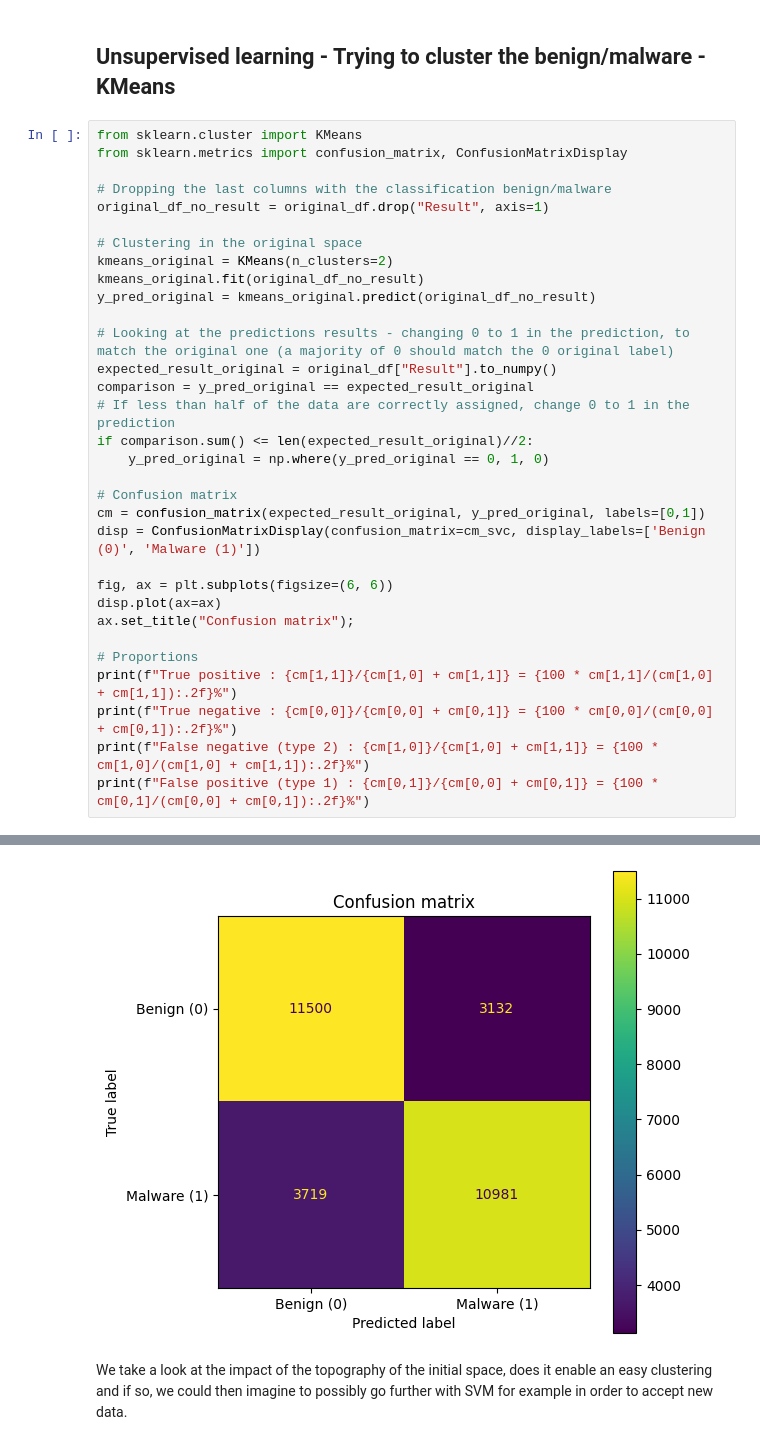
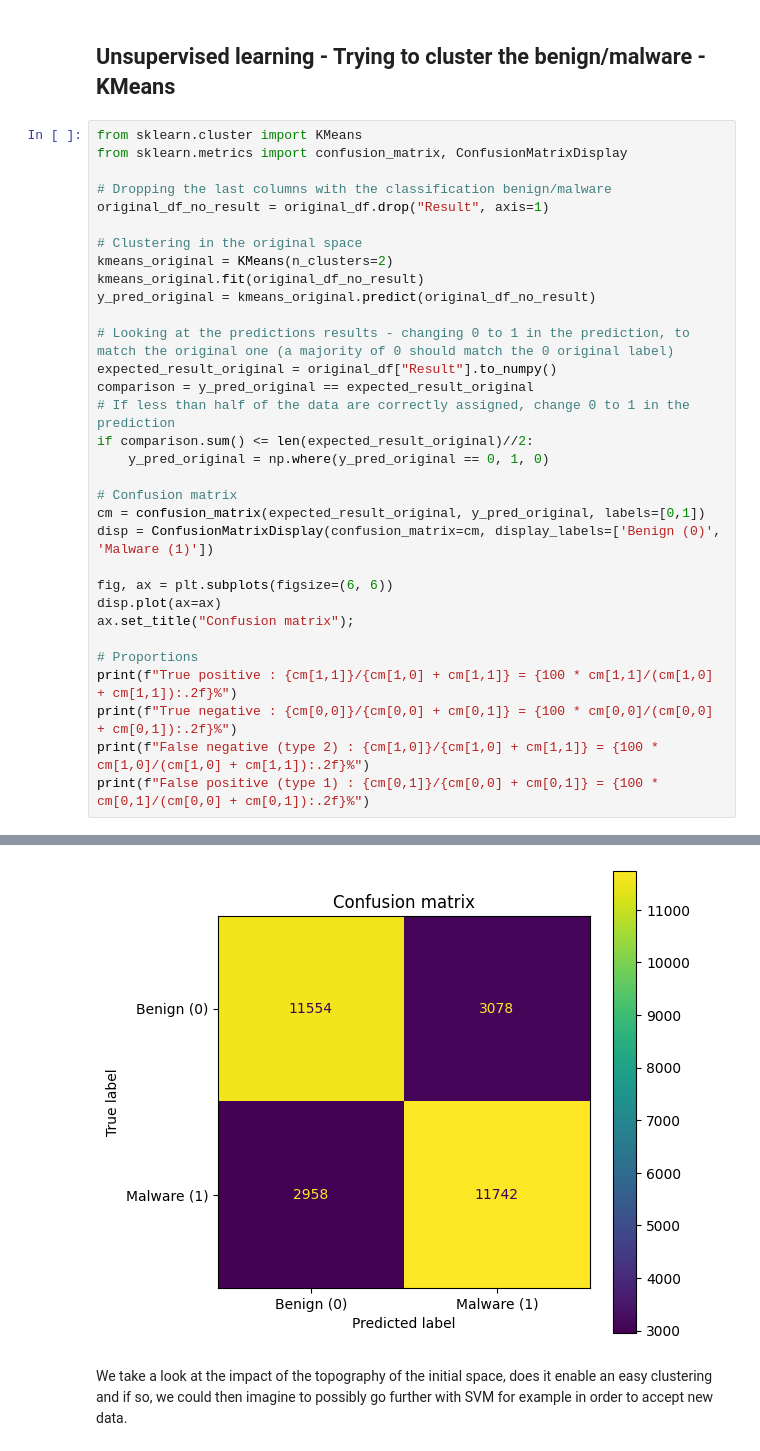
Before and after one commit to AugustinGrunewald/-NATICUSdroid, a Jupyter notebook: main.ipynb, the cells around one changed output, grey strips where cells are left out. Saved outputs shown, nothing was run; the diff lists cells and outputs as text.

```diff
--- a/main.ipynb
+++ b/main.ipynb
@@ -204,7 +380,7 @@ if comparison.sum() <= len(expected_result_original)//2:
 
 # Confusion matrix
 cm = confusion_matrix(expected_result_original, y_pred_original, labels=[0,1])
-disp = ConfusionMatrixDisplay(confusion_matrix=cm_svc, display_labels=['Benign (0)', 'Malware (1)'])
+disp = ConfusionMatrixDisplay(confusion_matrix=cm, display_labels=['Benign (0)', 'Malware (1)'])
 
 fig, ax = plt.subplots(figsize=(6, 6))
 disp.plot(ax=ax)
@@ -223,4 +399,4 @@ False positive (type 1) : 3132/14632 = 21.41%
-[figure, old version]
+[figure, new version]
 # %% [markdown]
 We take a look at the impact of the topography of the initial space, does it enable an easy clustering and if so, we could then imagine to possibly go further with SVM for example in order to accept new data.
 # %% [markdown]
```
Also changed, not shown: parts of 52 cells of this notebook, 1 other file.
